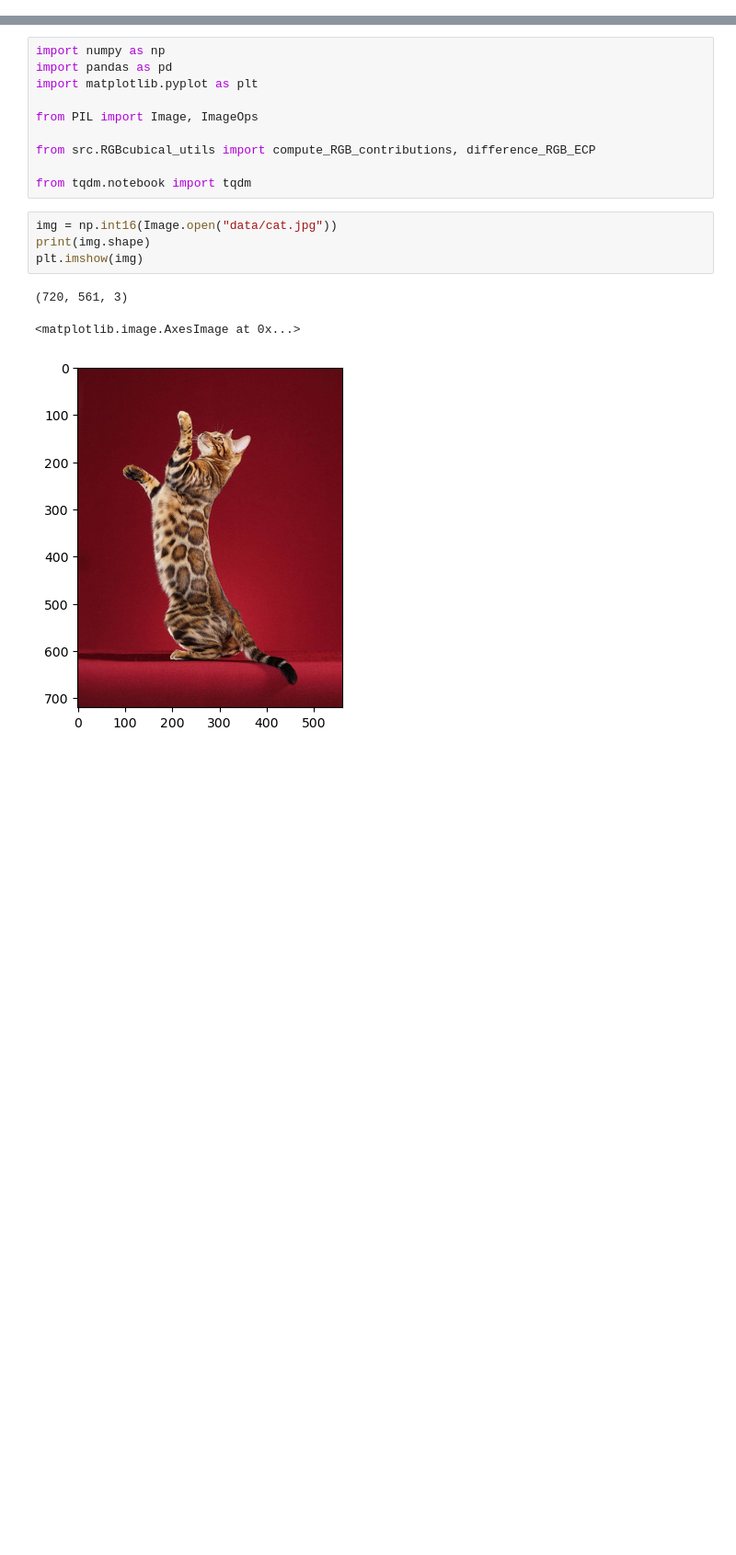
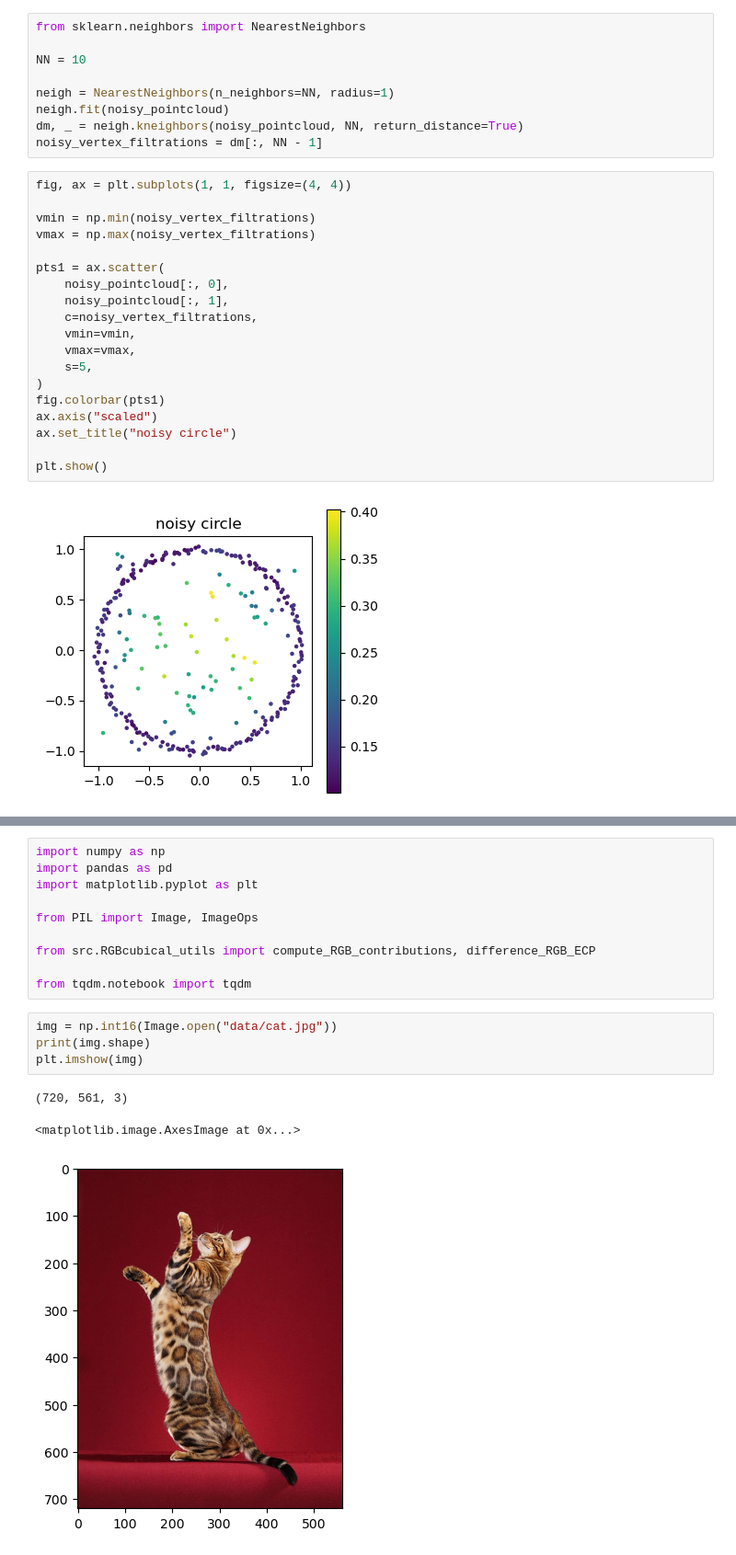
Before and after one commit to dgurnari/bifiltration-sandbox, a Jupyter notebook: create_ECP.ipynb, the cells around one changed output, grey strips where cells are left out. Shown at 92% size. Cells and saved outputs as stored; diff of their text form; blank space fills up the shorter version.

```diff
--- a/create_3d_ECP.ipynb
+++ b/create_ECP.ipynb
@@ -0,0 +70,30 @@
+# %%
+from sklearn.neighbors import NearestNeighbors
+
+NN = 10
+
+neigh = NearestNeighbors(n_neighbors=NN, radius=1)
+neigh.fit(noisy_pointcloud)
+dm, _ = neigh.kneighbors(noisy_pointcloud, NN, return_distance=True)
+noisy_vertex_filtrations = dm[:, NN - 1]
+# %%
+fig, ax = plt.subplots(1, 1, figsize=(4, 4))
+
+vmin = np.min(noisy_vertex_filtrations)
+vmax = np.max(noisy_vertex_filtrations)
+
+pts1 = ax.scatter(
+    noisy_pointcloud[:, 0],
+    noisy_pointcloud[:, 1],
+    c=noisy_vertex_filtrations,
+    vmin=vmin,
+    vmax=vmax,
+    s=5,
+)
+fig.colorbar(pts1)
+ax.axis("scaled")
+ax.set_title("noisy circle")
+
+plt.show()
+# %% [output]
+[figure, added]
```
Also changed, not shown: parts of 22 cells of this notebook, 47 other files.
